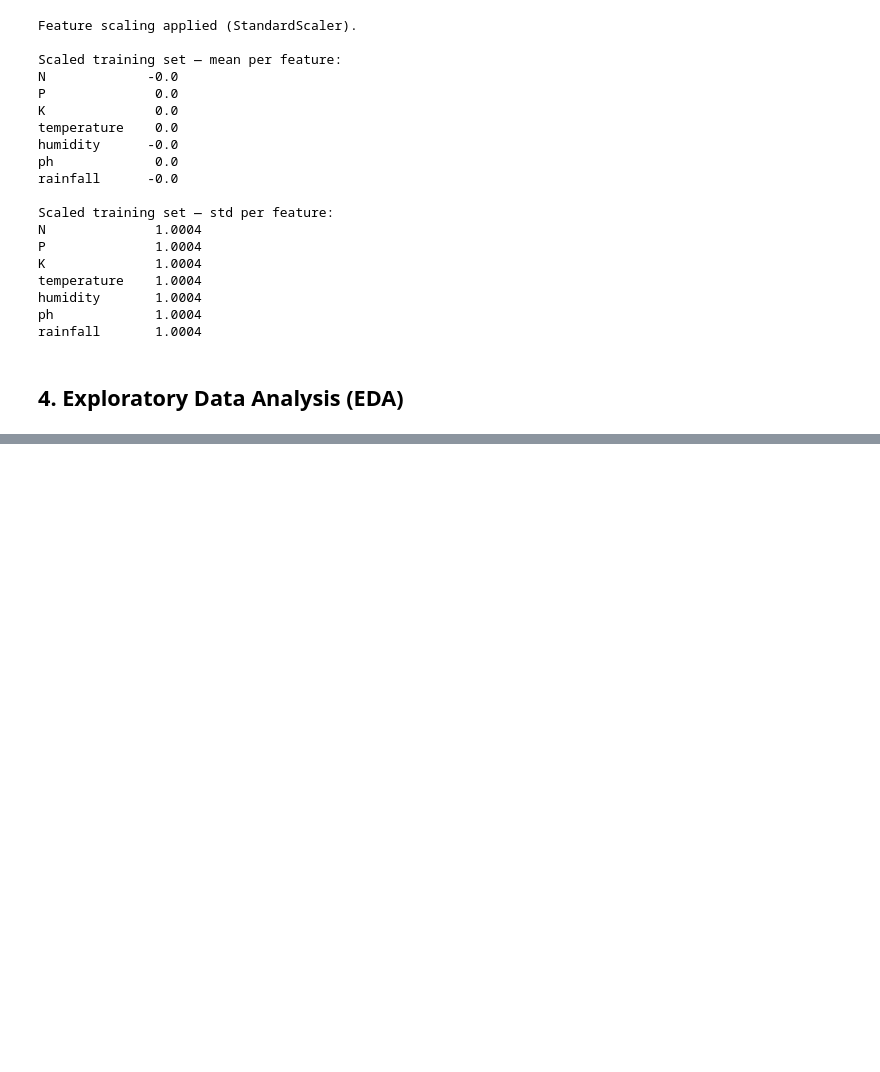
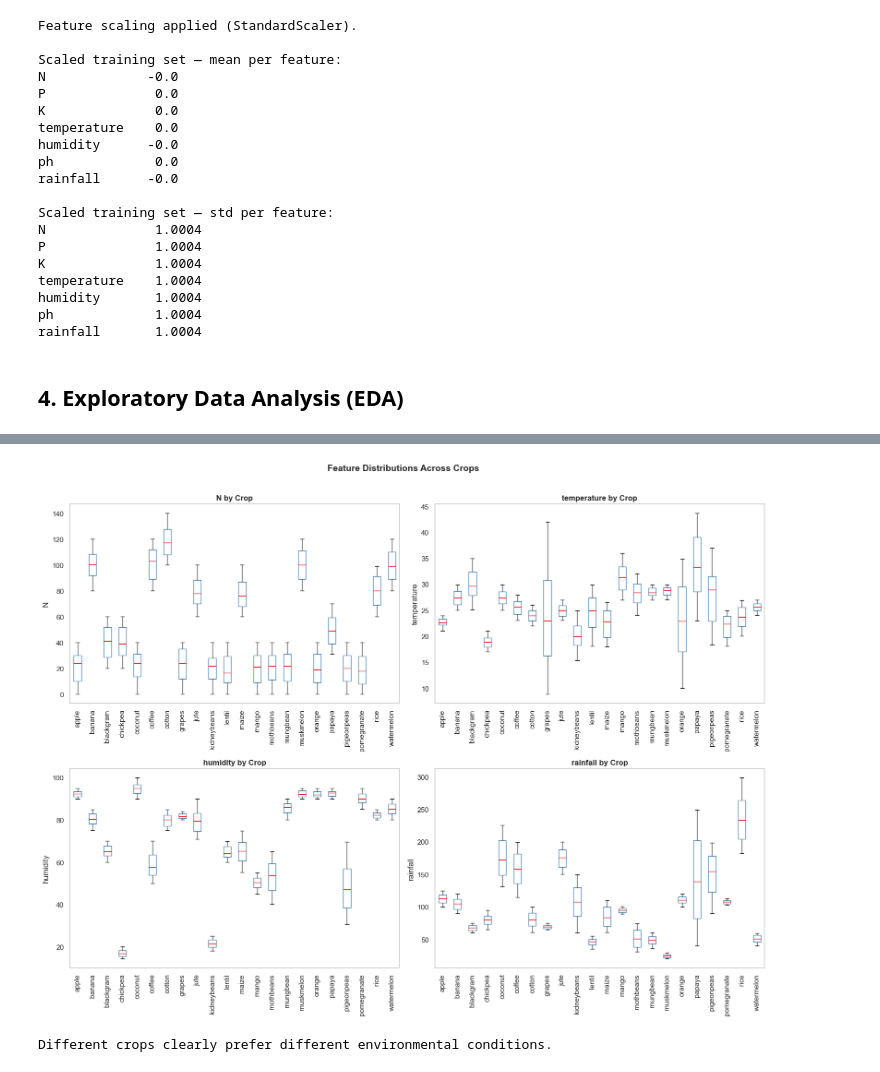
Before and after one commit to roshanashraf09/crop_recommendation_big_data_project, a Jupyter notebook: crop_recommendation.ipynb, the cells around one changed output, grey strips where cells are left out. Saved outputs shown, nothing was run; the diff lists cells and outputs as text; code cells hidden in the pictures; blank space fills up the shorter version.

```diff
--- a/crop_recommendation.ipynb
+++ b/crop_recommendation.ipynb
@@ -206,0 +261,19 @@ rainfall       1.0004
+# %%
+fig, axes = plt.subplots(2, 2, figsize=(16, 12))
+
+for ax, feature in zip(axes.flatten(), ['N', 'temperature', 'humidity', 'rainfall']):
+    df.boxplot(column=feature, by='label', ax=ax, rot=90, grid=False,
+               boxprops=dict(color='steelblue'),
+               medianprops=dict(color='red'))
+    ax.set_title(f'{feature} by Crop', fontsize=12, fontweight='bold')
+    ax.set_xlabel('')
+    ax.set_ylabel(feature)
+
+plt.suptitle("Feature Distributions Across Crops", fontsize=14, fontweight='bold', y=1.01)
+plt.tight_layout()
+plt.show()
+
+print("Different crops clearly prefer different environmental conditions.")
+# %% [output]
+[figure, added]
+Different crops clearly prefer different environmental conditions.
```
Also changed, not shown: parts of 15 cells of this notebook.
